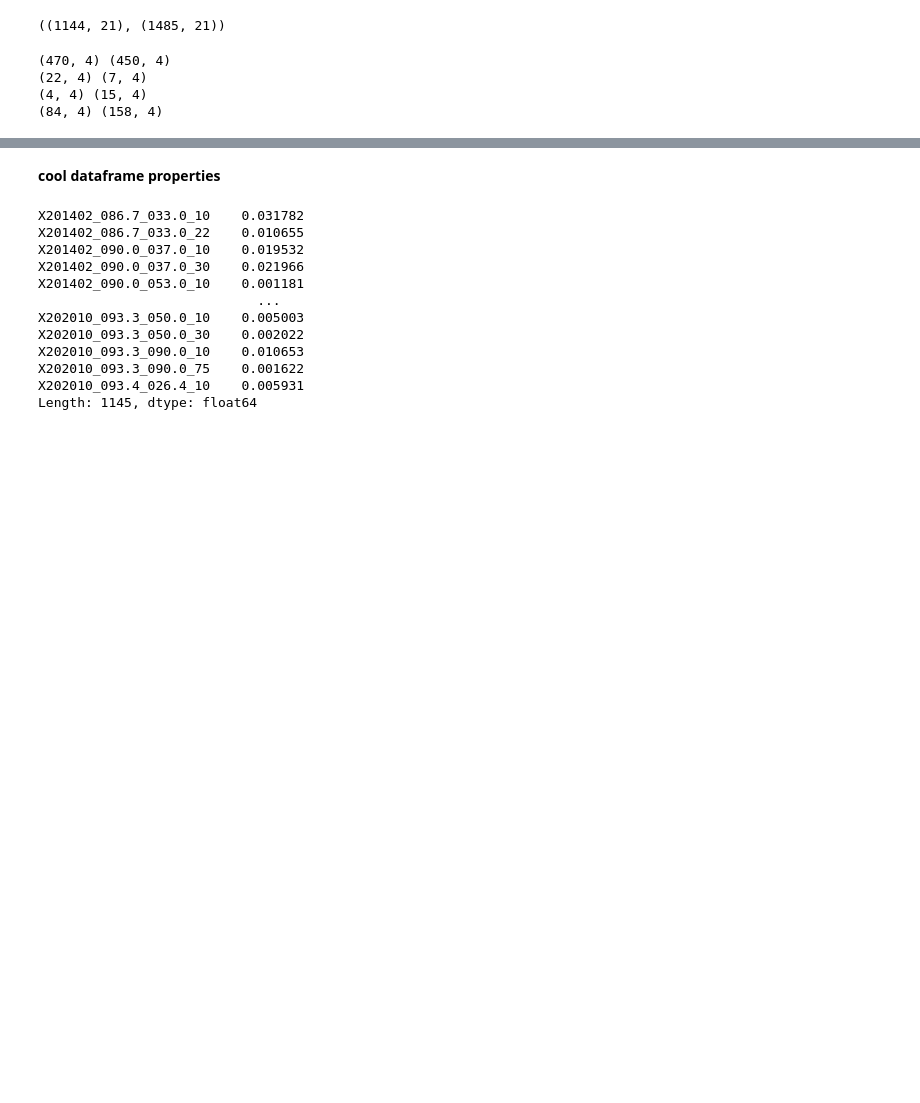
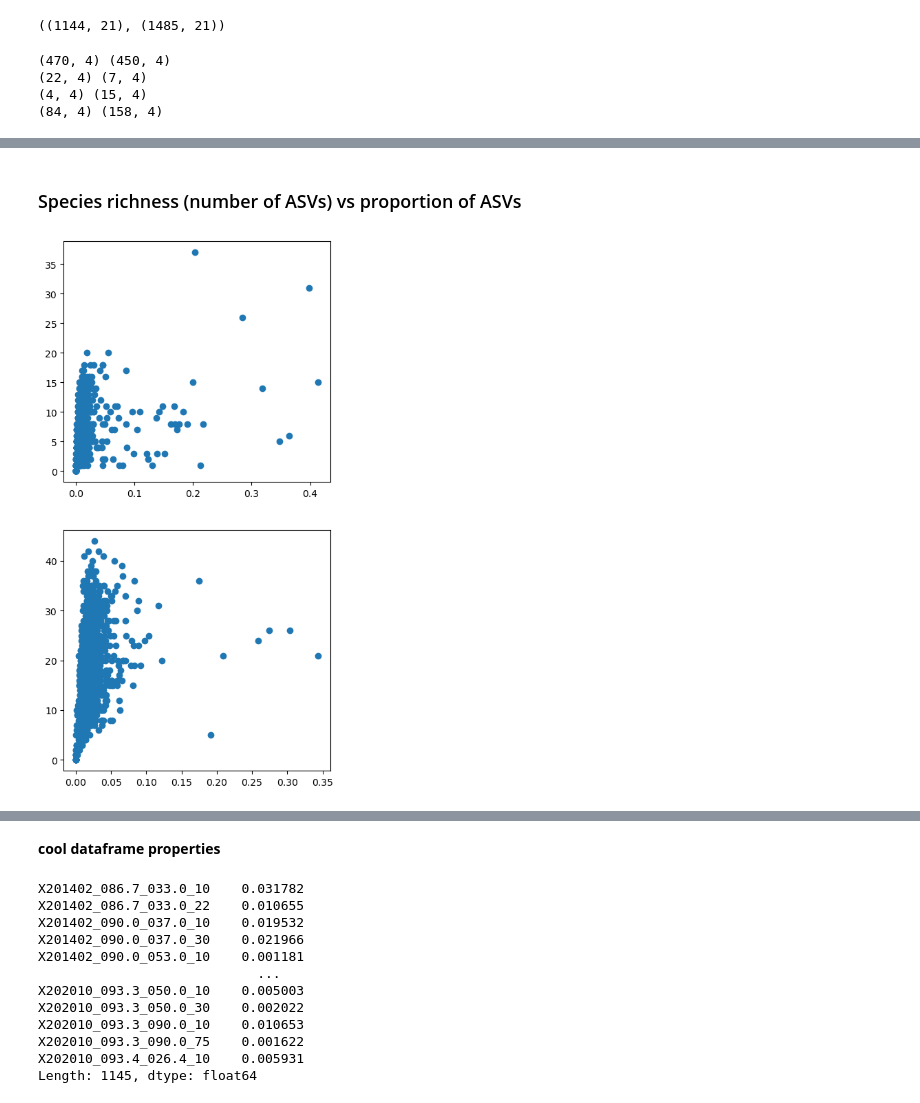
Before and after one commit to boopalaarul/ncog-mixoplankton-amplicon, a Jupyter notebook: NCOG mixoplankton diversity & env. variables, preprocessing.ipynb, the cells around one changed output, grey strips where cells are left out. Cells and saved outputs as stored; diff of their text form; code cells hidden in the pictures; blank space fills up the shorter version.

```diff
--- a/NCOG mixoplankton diversity & env. variables, preprocessing.ipynb
+++ b/NCOG mixoplankton diversity & env. variables, preprocessing.ipynb
@@ -406,0 +522,22 @@ pr2_taxonomies.loc[
+# %% [markdown]
+### Species richness (number of ASVs) vs proportion of ASVs
+# %%
+fig, ax = plt.subplots(2)
+fig.set_figwidth(5)
+fig.set_figheight(10)
+
+#species richness = # nonzero ASVs *per column* in selected rows
+
+ax[0].scatter(
+    #Y axis: per sample ASV richness (# nonzero ASVs) of dino CMs
+    y=asv_freqs_18Sv4.loc[dino_mask_18Sv4 and CM_mask_18Sv4].apply(asv_richness, axis = 0),
+    #X axis: per sample summed proportion of dino CMs
+    x=asv_freqs_18Sv4.loc[dino_mask_18Sv4 and CM_mask_18Sv4].apply(sum, axis = 0)
+)
+ax[1].scatter(
+    y=asv_freqs_18Sv9.loc[dino_mask_18Sv9 and CM_mask_18Sv9].apply(asv_richness, axis = 0),
+    x=asv_freqs_18Sv9.loc[dino_mask_18Sv9 and CM_mask_18Sv9].apply(sum, axis = 0)
+)
+plt.show()
+# %% [output]
+[figure, added]
```
Also changed, not shown: parts of 38 cells of this notebook, 2 other files.
